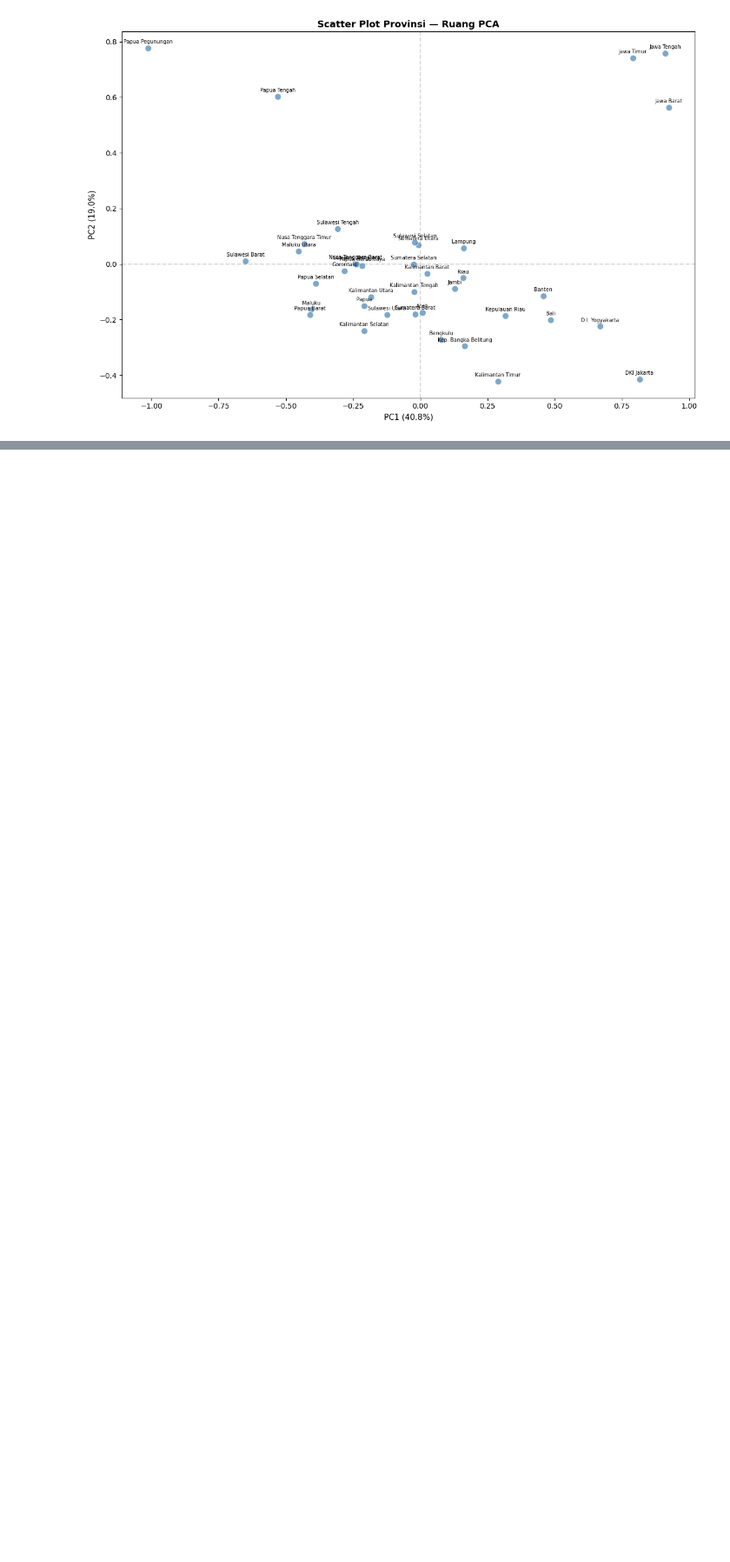
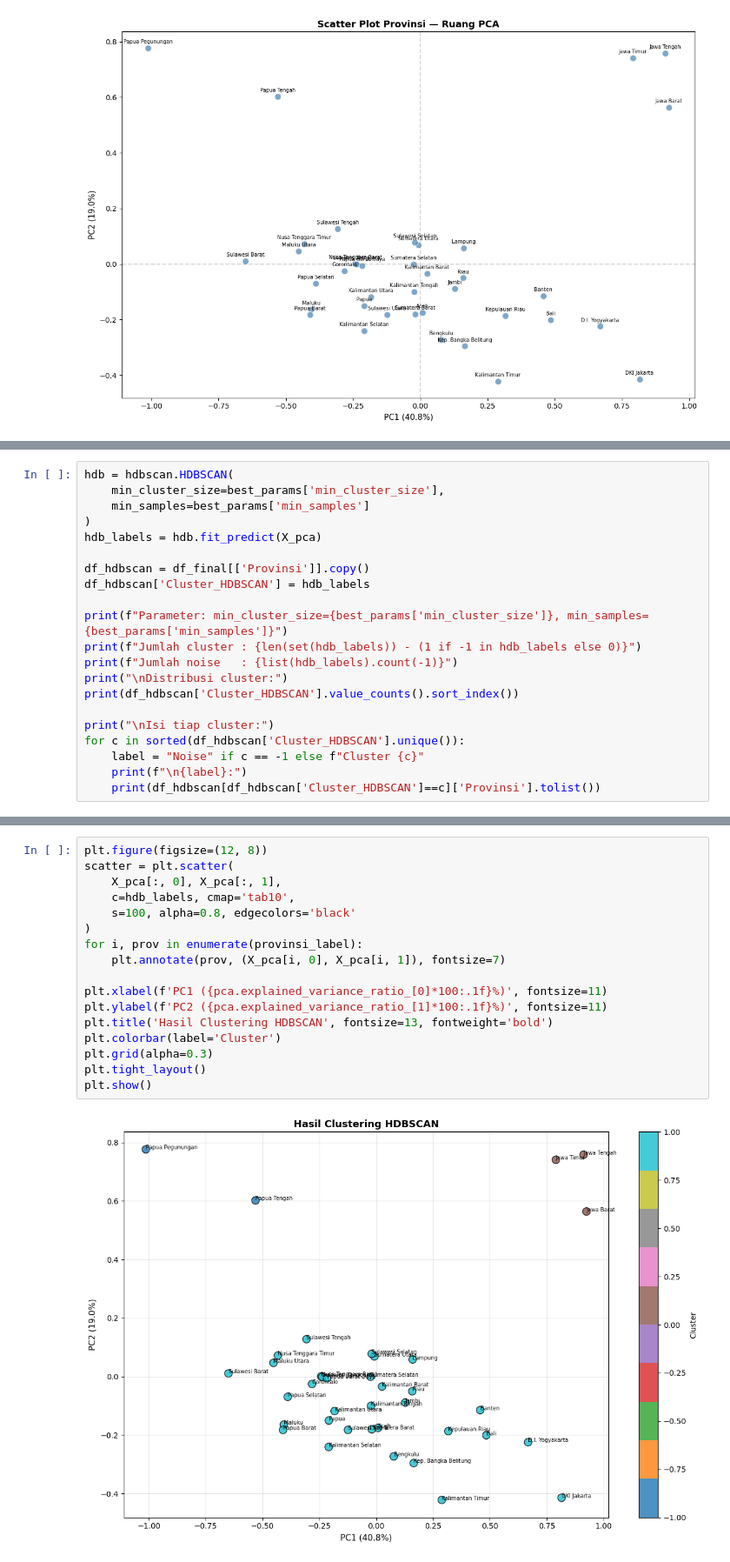
Before and after one commit to mmalveaffs-beep/DatMin---Clustering-UMKM, a Jupyter notebook: maincode.ipynb, the cells around one changed output, grey strips where cells are left out. Shown at 87% size. Drawn from its saved outputs; the diff is of its cells as text; blank space fills up the shorter version.

Commit message:
clustering use HBD & GMM

```diff
--- a/maincode.ipynb
+++ b/maincode.ipynb
@@ -445,0 +515,21 @@ plt.show()
+# %%
+hdb = hdbscan.HDBSCAN(
+    min_cluster_size=best_params['min_cluster_size'],
+    min_samples=best_params['min_samples']
+)
+hdb_labels = hdb.fit_predict(X_pca)
+
+df_hdbscan = df_final[['Provinsi']].copy()
+df_hdbscan['Cluster_HDBSCAN'] = hdb_labels
+
+print(f"Parameter: min_cluster_size={best_params['min_cluster_size']}, min_samples={best_params['min_samples']}")
+print(f"Jumlah cluster : {len(set(hdb_labels)) - (1 if -1 in hdb_labels else 0)}")
+print(f"Jumlah noise   : {list(hdb_labels).count(-1)}")
+print("\nDistribusi cluster:")
+print(df_hdbscan['Cluster_HDBSCAN'].value_counts().sort_index())
+
+print("\nIsi tiap cluster:")
+for c in sorted(df_hdbscan['Cluster_HDBSCAN'].unique()):
+    label = "Noise" if c == -1 else f"Cluster {c}"
+    print(f"\n{label}:")
+    print(df_hdbscan[df_hdbscan['Cluster_HDBSCAN']==c]['Provinsi'].tolist())
@@ -445,0 +556,19 @@ plt.show()
+# %%
+plt.figure(figsize=(12, 8))
+scatter = plt.scatter(
+    X_pca[:, 0], X_pca[:, 1],
+    c=hdb_labels, cmap='tab10',
+    s=100, alpha=0.8, edgecolors='black'
+)
+for i, prov in enumerate(provinsi_label):
+    plt.annotate(prov, (X_pca[i, 0], X_pca[i, 1]), fontsize=7)
+
+plt.xlabel(f'PC1 ({pca.explained_variance_ratio_[0]*100:.1f}%)', fontsize=11)
+plt.ylabel(f'PC2 ({pca.explained_variance_ratio_[1]*100:.1f}%)', fontsize=11)
+plt.title('Hasil Clustering HDBSCAN', fontsize=13, fontweight='bold')
+plt.colorbar(label='Cluster')
+plt.grid(alpha=0.3)
+plt.tight_layout()
+plt.show()
+# %% [output]
+[figure, added]
```
Also changed, not shown: parts of 20 cells of this notebook.
